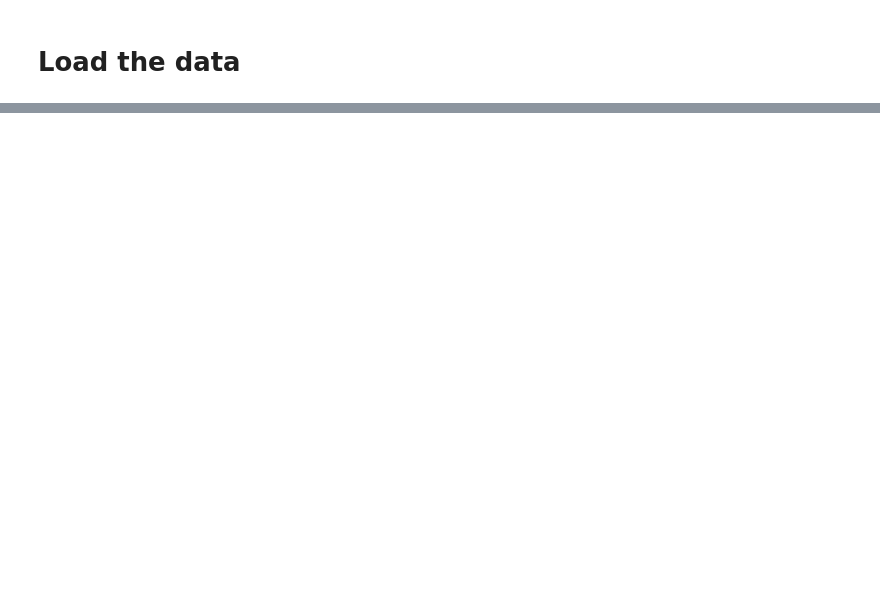
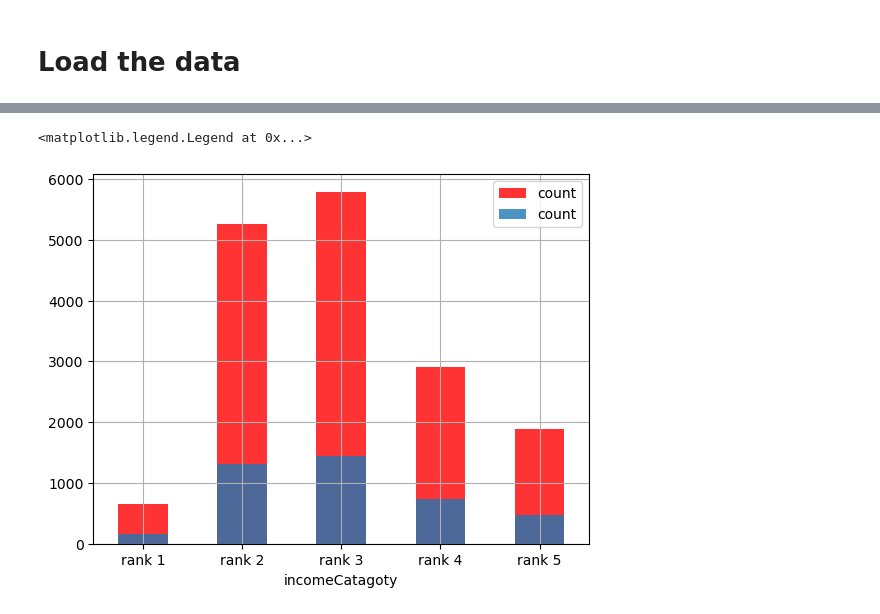
Before and after one commit to m-mhe/ML, a Jupyter notebook: housing_price_prediction/part_one.ipynb, the cells around one changed output, grey strips where cells are left out. Cells and saved outputs as stored; diff of their text form; code cells hidden in the pictures; blank space fills up the shorter version.

Commit message:
20% test set created

```diff
--- a/housing_price_prediction/part_one.ipynb
+++ b/housing_price_prediction/part_one.ipynb
@@ -50,0 +93,10 @@ max         500001.000000
+# %%
+Spliter = SSS(n_splits=10, test_size= 0.2, random_state= 67)
+
+train_test_pair_of_housing_datasets = []
+
+for train, test in Spliter.split(housing_dataset, housing_dataset["incomeCatagoty"]):
+    train_set = housing_dataset.iloc[train]
+    test_set = housing_dataset.iloc[test]
+    train_test_pair_of_housing_datasets.append([train_set, test_set])
+train_test_pair_of_housing_datasets[0][0].head()
@@ -50,0 +110,8 @@ max         500001.000000
+# %%
+train_test_pair_of_housing_datasets[0][0]["incomeCatagoty"].value_counts().sort_index().plot.bar(rot = 0, grid = True, alpha = 0.8, color = "red", legend = "TrainSet") #Train set
+train_test_pair_of_housing_datasets[0][1]["incomeCatagoty"].value_counts().sort_index().plot.bar(rot = 0, grid = True, alpha = 0.8, legend = "TestSet") #Test set
+# Ratio is almost identical
+plt.legend(loc="best")
+# %% [output]
+<matplotlib.legend.Legend at 0x...>
+[figure, added]
```
Also changed, not shown: parts of 10 cells of this notebook, 1 other file.
